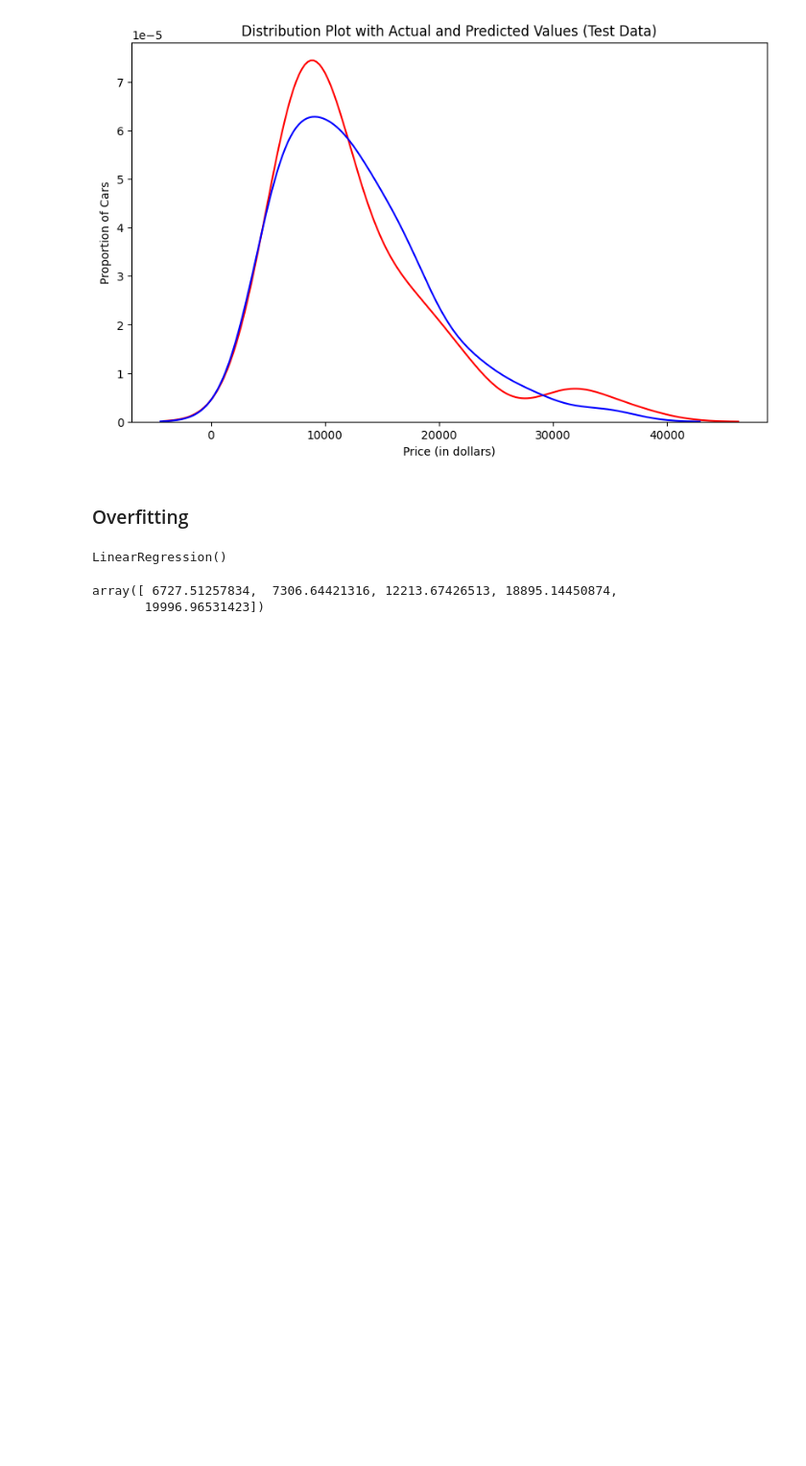
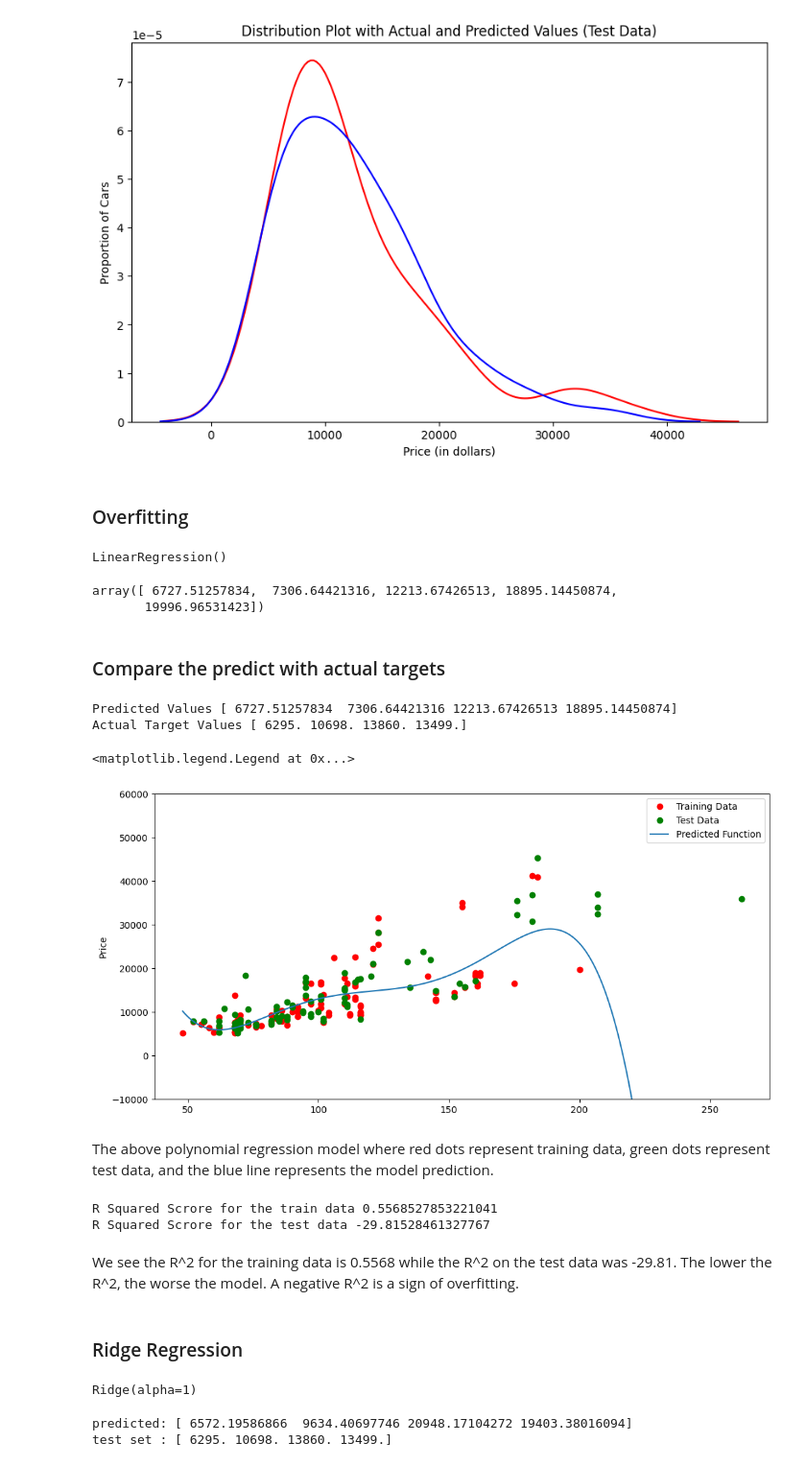
Before and after one commit to vadivelmurugesan/data-science, a Jupyter notebook: example_data_sets/02_used_cars_data_set.ipynb, the cells around one changed output. Shown at 96% size. Cells and saved outputs as stored; diff of their text form; code cells hidden in the pictures; blank space fills up the shorter version.

```diff
--- a/example_data_sets/02_used_cars_data_set.ipynb
+++ b/example_data_sets/02_used_cars_data_set.ipynb
@@ -923,3 +923,42 @@ yhat[0:5]
 # %% [output]
 array([ 6727.51257834,  7306.64421316, 12213.67426513, 18895.14450874,
        19996.96531423])
+# %% [markdown]
+### Compare the predict with actual targets
+# %%
+print("Predicted Values", yhat[0:4])
+print("Actual Target Values", y_test[0:4].values)
+# %% [output]
+Predicted Values [ 6727.51257834  7306.64421316 12213.67426513 18895.14450874]
+Actual Target Values [ 6295. 10698. 13860. 13499.]
+# %%
+plt.figure(figsize=(12, 6))
+
+xmax=max([x_train['horsepower'].values.max(), x_test['horsepower'].values.max()])
+
+xmin=min([x_train['horsepower'].values.min(), x_test['horsepower'].values.min()])
+
+x=np.arange(xmin, xmax, 0.1)
+
+
+plt.plot(x_train['horsepower'], y_train, 'ro', label='Training Data')
+plt.plot(x_test['horsepower'], y_test, 'go', label='Test Data')
+plt.plot(x, poly.predict(pr.fit_transform(x.reshape(-1, 1))), label='Predicted Function')
+plt.ylim([-10000, 60000])
+plt.ylabel('Price')
+plt.legend()
+# %% [output]
+<matplotlib.legend.Legend at 0x...>
+[figure, added]
+# %% [markdown]
+The above polynomial regression model where red dots represent training data, green dots represent test data, and the blue line represents the model prediction.
+# %%
+print(f"R Squared Scrore for the train data {poly.score(x_train_pr, y_train)}")
+print(f"R Squared Scrore for the test data {poly.score(x_test_pr, y_test)}")
+# %% [output]
+R Squared Scrore for the train data 0.5568527853221041
+R Squared Scrore for the test data -29.81528461327767
+# %% [markdown]
+We see the R^2 for the training data is 0.5568 while the R^2 on the test data was -29.81.  The lower the R^2, the worse the model. A negative R^2 is a sign of overfitting.
+# %% [markdown]
+### Ridge Regression
@@ -925,0 +969,8 @@ array([ 6727.51257834,  7306.64421316, 12213.67426513, 18895.14450874,
+# %%
+from sklearn.linear_model import Ridge
+
+RigeModel=Ridge(alpha=1)
+
+RigeModel.fit(x_train_pr, y_train)
+# %% [output]
+Ridge(alpha=1)
@@ -925,0 +979,6 @@ array([ 6727.51257834,  7306.64421316, 12213.67426513, 18895.14450874,
+# %%
+print('predicted:', yhat[0:4])
+print('test set :', y_test[0:4].values)
+# %% [output]
+predicted: [ 6572.19586866  9634.40697746 20948.17104272 19403.38016094]
+test set : [ 6295. 10698. 13860. 13499.]
```
Also changed, not shown: parts of 11 cells of this notebook.
